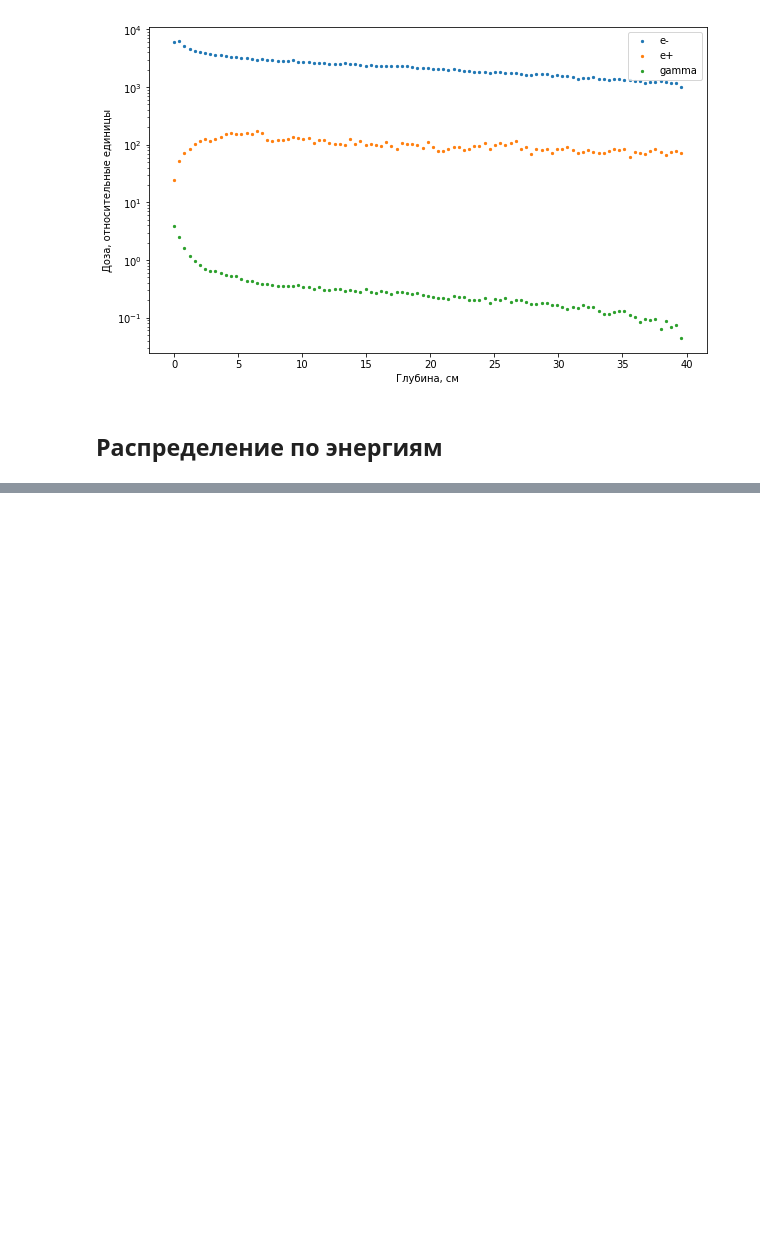
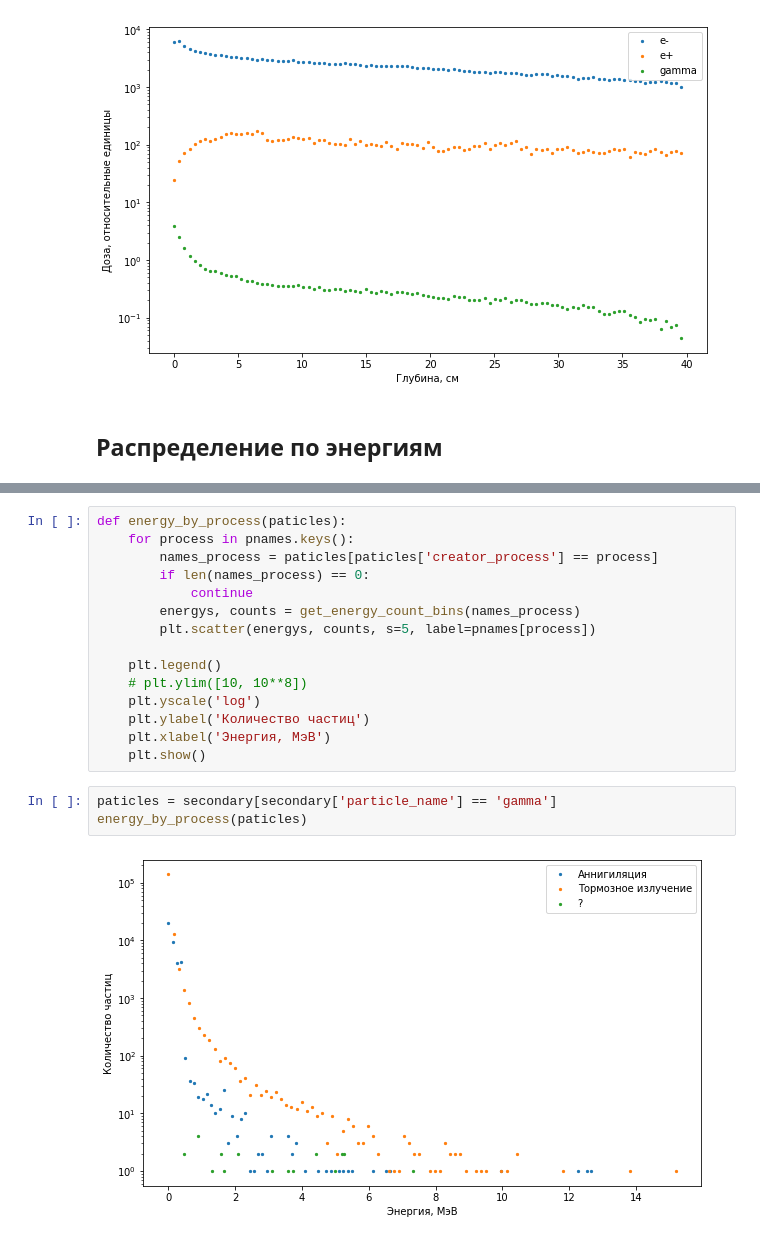
Before and after one commit to annndruha/Distribution-of-secondary-particles-in-tissue-equivalent-materials, a Jupyter notebook: model_cube/ParticlePlotter.ipynb, the cells around one changed output, grey strips where cells are left out. Saved outputs shown, nothing was run; the diff lists cells and outputs as text; blank space fills up the shorter version.

```diff
--- a/model_cube/ParticlePlotter.ipynb
+++ b/model_cube/ParticlePlotter.ipynb
@@ -194,0 +211,20 @@ plt.show()
+# %%
+def energy_by_process(paticles):
+    for process in pnames.keys():
+        names_process = paticles[paticles['creator_process'] == process]
+        if len(names_process) == 0:
+            continue
+        energys, counts = get_energy_count_bins(names_process)
+        plt.scatter(energys, counts, s=5, label=pnames[process])
+
+    plt.legend()
+    # plt.ylim([10, 10**8])
+    plt.yscale('log')
+    plt.ylabel('Количество частиц')
+    plt.xlabel('Энергия, МэВ')
+    plt.show()
+# %%
+paticles = secondary[secondary['particle_name'] == 'gamma']
+energy_by_process(paticles)
+# %% [output]
+[figure, added]
```
Also changed, not shown: parts of 6 cells of this notebook.
